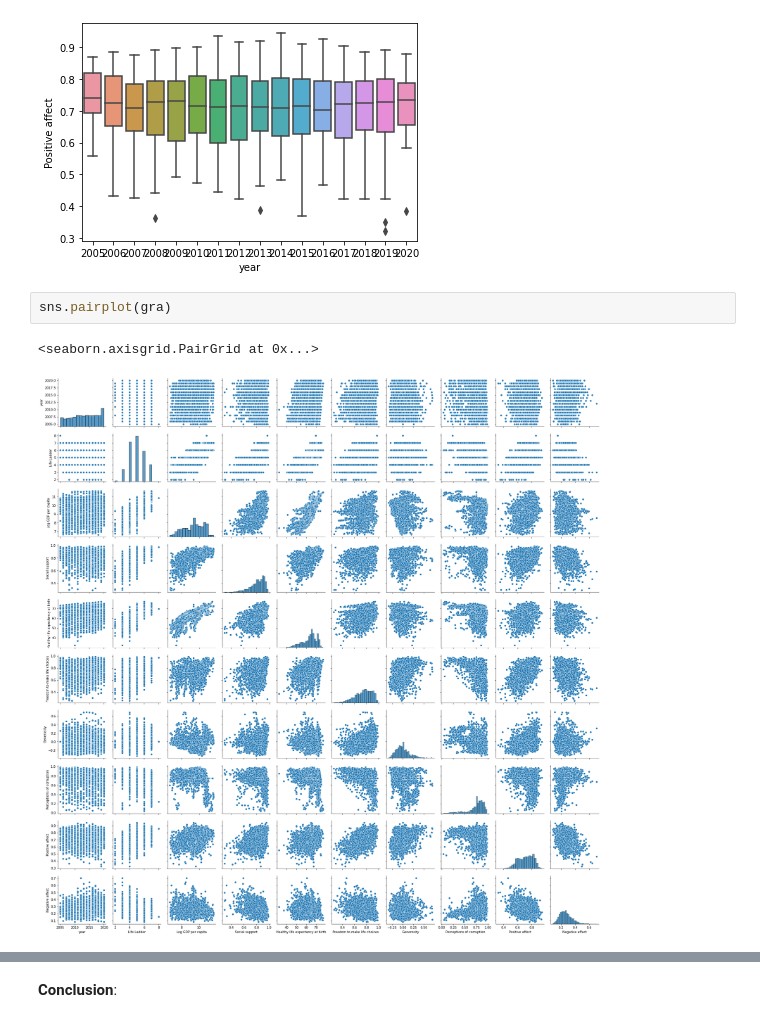
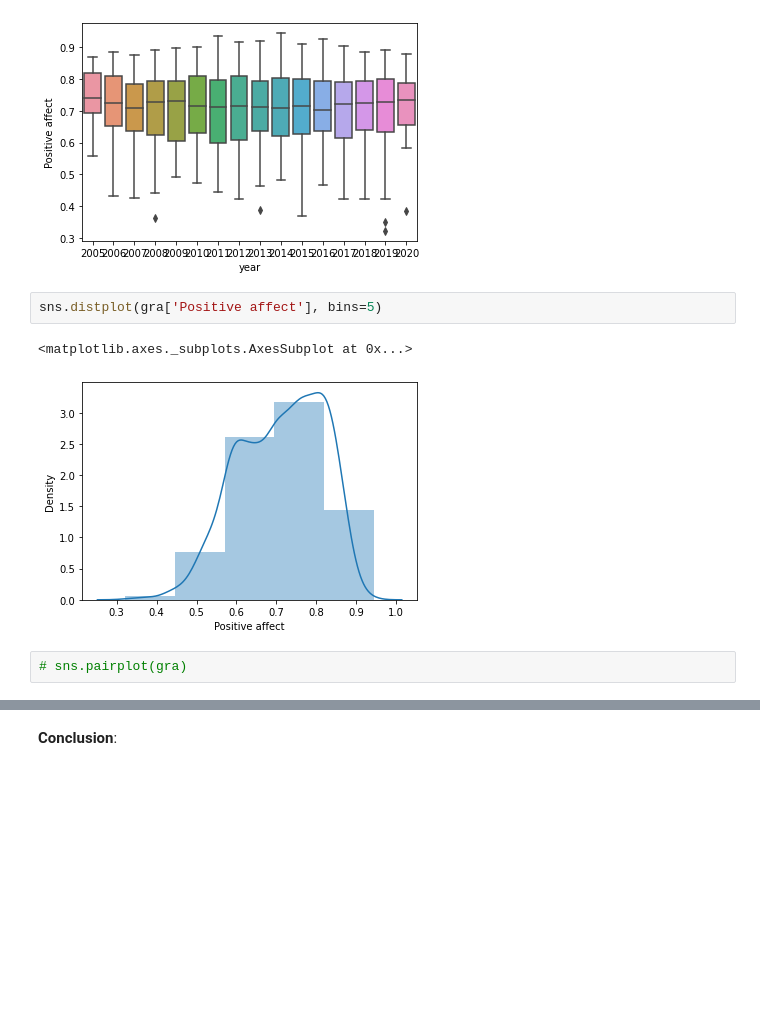
Before and after one commit to ishita164/DataAnalytics, a Jupyter notebook: DA1.ipynb, the cells around one changed output, grey strips where cells are left out. Drawn from its saved outputs; the diff is of its cells as text; blank space fills up the shorter version.

```diff
--- a/DA1.ipynb
+++ b/DA1.ipynb
@@ -374,9 +385,11 @@ sns.boxplot(x=gra['year'], y=gra['Positive affect'])
 # %% [output]
 <matplotlib.axes._subplots.AxesSubplot at 0x...>
 [figure]
+# %%
+sns.distplot(gra['Positive affect'], bins=5)
+# %% [output]
+<matplotlib.axes._subplots.AxesSubplot at 0x...>
+[figure, added]
 # %%
-sns.pairplot(gra)
+# sns.pairplot(gra)
-# %% [output]
-<seaborn.axisgrid.PairGrid at 0x...>
-[figure, removed]
 # %%
```
Also changed, not shown: parts of 7 cells of this notebook.
